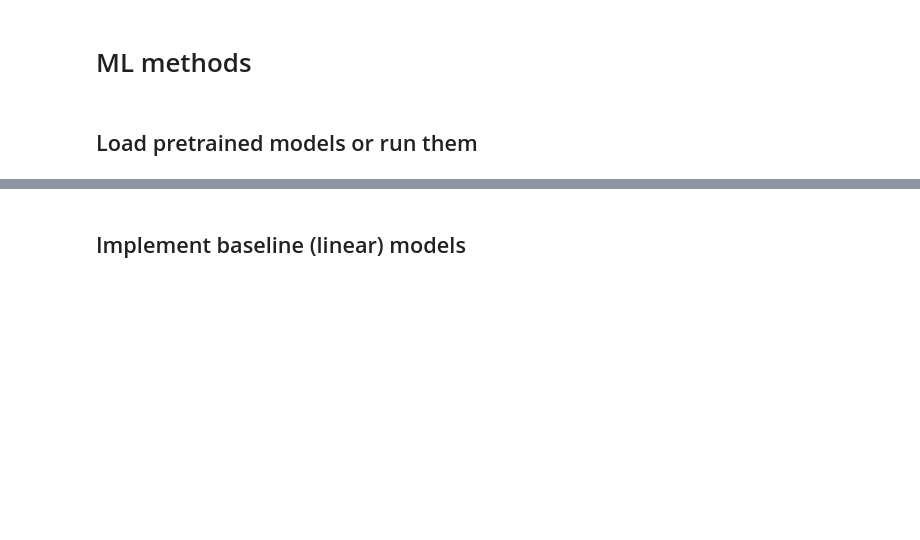
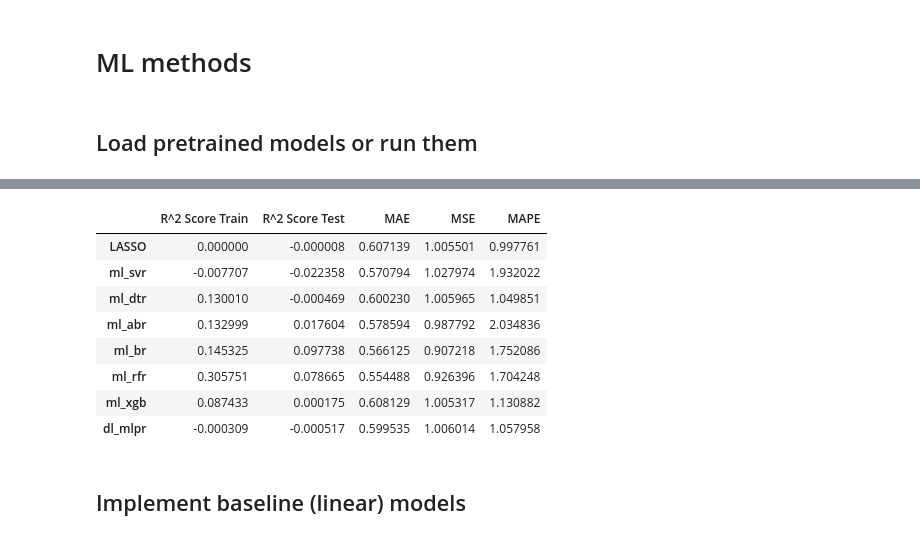
Before and after one commit to jjiaoyuwang/WQU-capstone, a Jupyter notebook: jupyter-notebooks/ML_proto.ipynb, the cells around one changed output, grey strips where cells are left out. Saved outputs shown, nothing was run; the diff lists cells and outputs as text; code cells hidden in the pictures; blank space fills up the shorter version.

Commit message:
added create excel summary tables for regression and classification

```diff
--- a/jupyter-notebooks/ML_proto.ipynb
+++ b/jupyter-notebooks/ML_proto.ipynb
@@ -143,0 +230,12 @@ something that doesnt exist yet
+# %%
+ML_routines.from_models_return_metrics(unfiltered_df,regression=True)
+# %% [output]
+|  | R^2 Score Train | R^2 Score Test | MAE | MSE | MAPE |
+| LASSO | 0.000000 | -0.000008 | 0.607139 | 1.005501 | 0.997761 |
+| ml_svr | -0.007707 | -0.022358 | 0.570794 | 1.027974 | 1.932022 |
+| ml_dtr | 0.130010 | -0.000469 | 0.600230 | 1.005965 | 1.049851 |
+| ml_abr | 0.132999 | 0.017604 | 0.578594 | 0.987792 | 2.034836 |
+| ml_br | 0.145325 | 0.097738 | 0.566125 | 0.907218 | 1.752086 |
+| ml_rfr | 0.305751 | 0.078665 | 0.554488 | 0.926396 | 1.704248 |
+| ml_xgb | 0.087433 | 0.000175 | 0.608129 | 1.005317 | 1.130882 |
+| dl_mlpr | -0.000309 | -0.000517 | 0.599535 | 1.006014 | 1.057958 |
```
Also changed, not shown: parts of 5 cells of this notebook, 1 other file.
